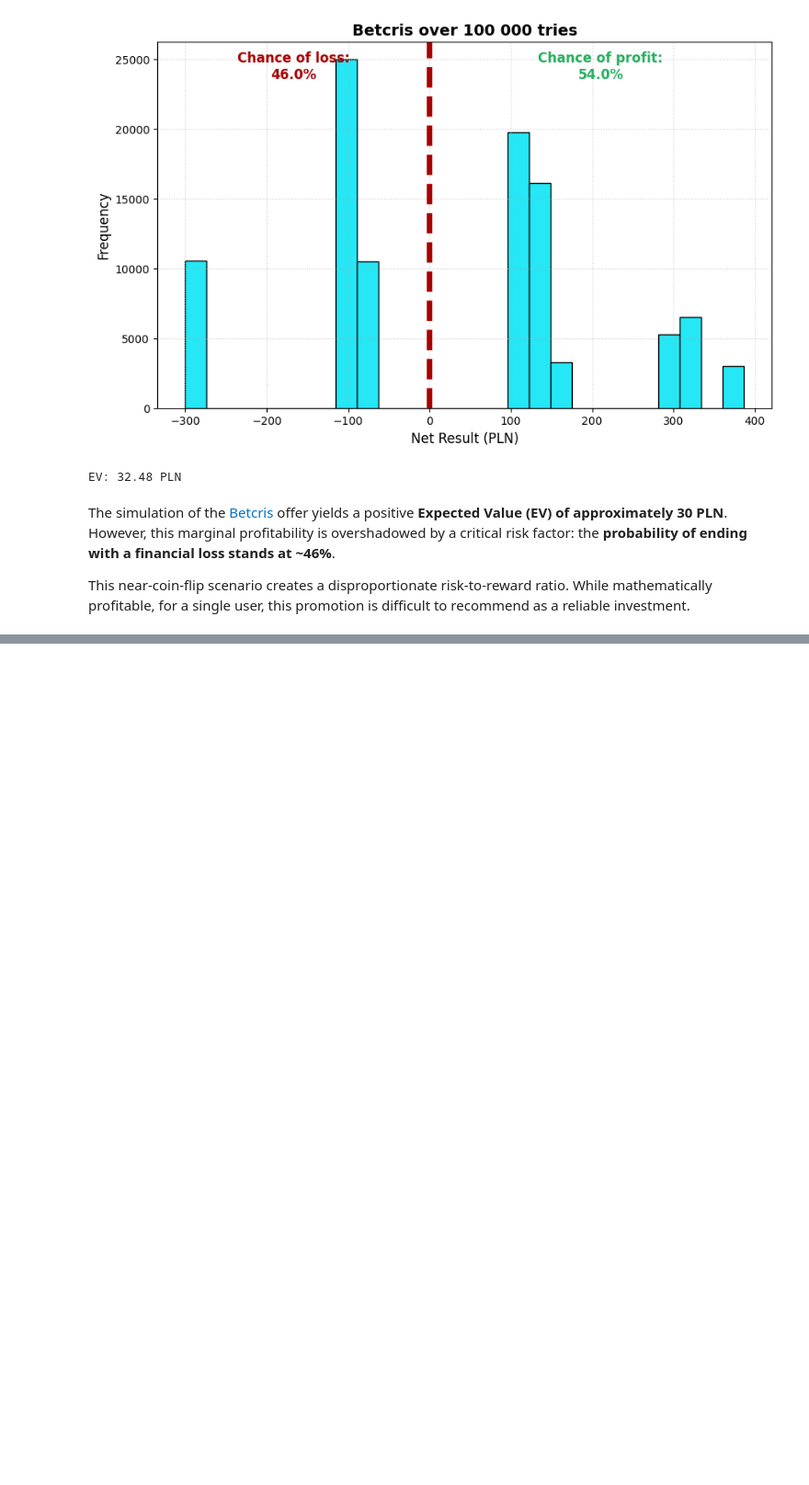
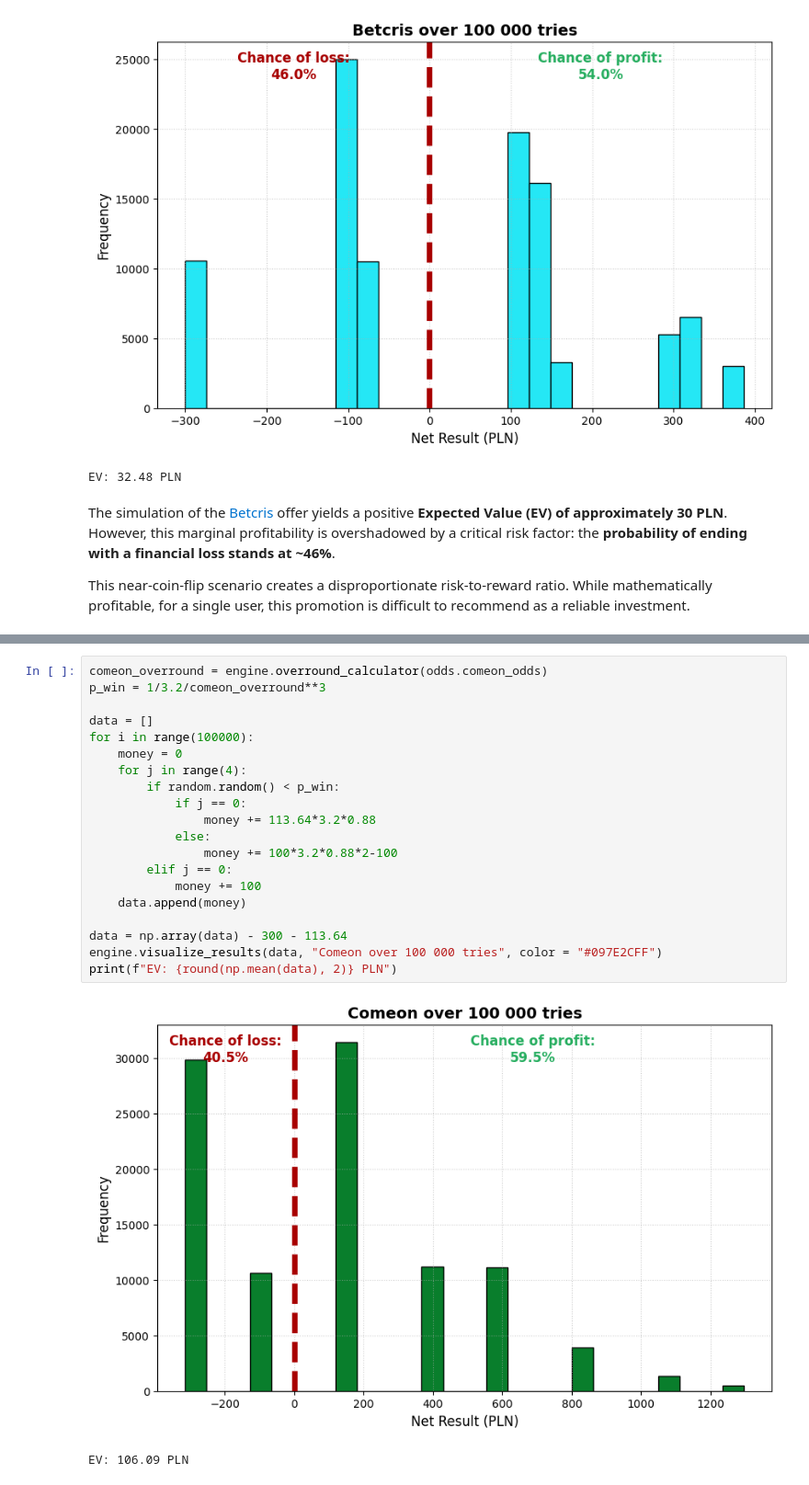
Before and after one commit to nzagozdzon-AGH/Free_Lunch_Theorem, a Jupyter notebook: Bookie_beater.ipynb, the cells around one changed output, grey strips where cells are left out. Shown: that part at 92% size. Drawn from its saved outputs; the diff is of its cells as text; blank space fills up the shorter version.

Commit message:
Analized Comeon

```diff
--- a/Bookie_beater.ipynb
+++ b/Bookie_beater.ipynb
@@ -364,0 +369,23 @@ This near-coin-flip scenario creates a disproportionate risk-to-reward ratio. Wh
+# %%
+comeon_overround = engine.overround_calculator(odds.comeon_odds)
+p_win = 1/3.2/comeon_overround**3
+
+data = []
+for i in range(100000):
+    money = 0
+    for j in range(4):
+        if random.random() < p_win:
+            if j == 0:
+                money += 113.64*3.2*0.88
+            else:
+                money += 100*3.2*0.88*2-100
+        elif j == 0:
+            money += 100
+    data.append(money)
+
+data = np.array(data) - 300 - 113.64
+engine.visualize_results(data, "Comeon over 100 000 tries", color = "#097E2CFF")
+print(f"EV: {round(np.mean(data), 2)} PLN")
+# %% [output]
+[figure, added]
+EV: 106.09 PLN
```
Also changed, not shown: parts of 2 cells of this notebook, 1 other file.
